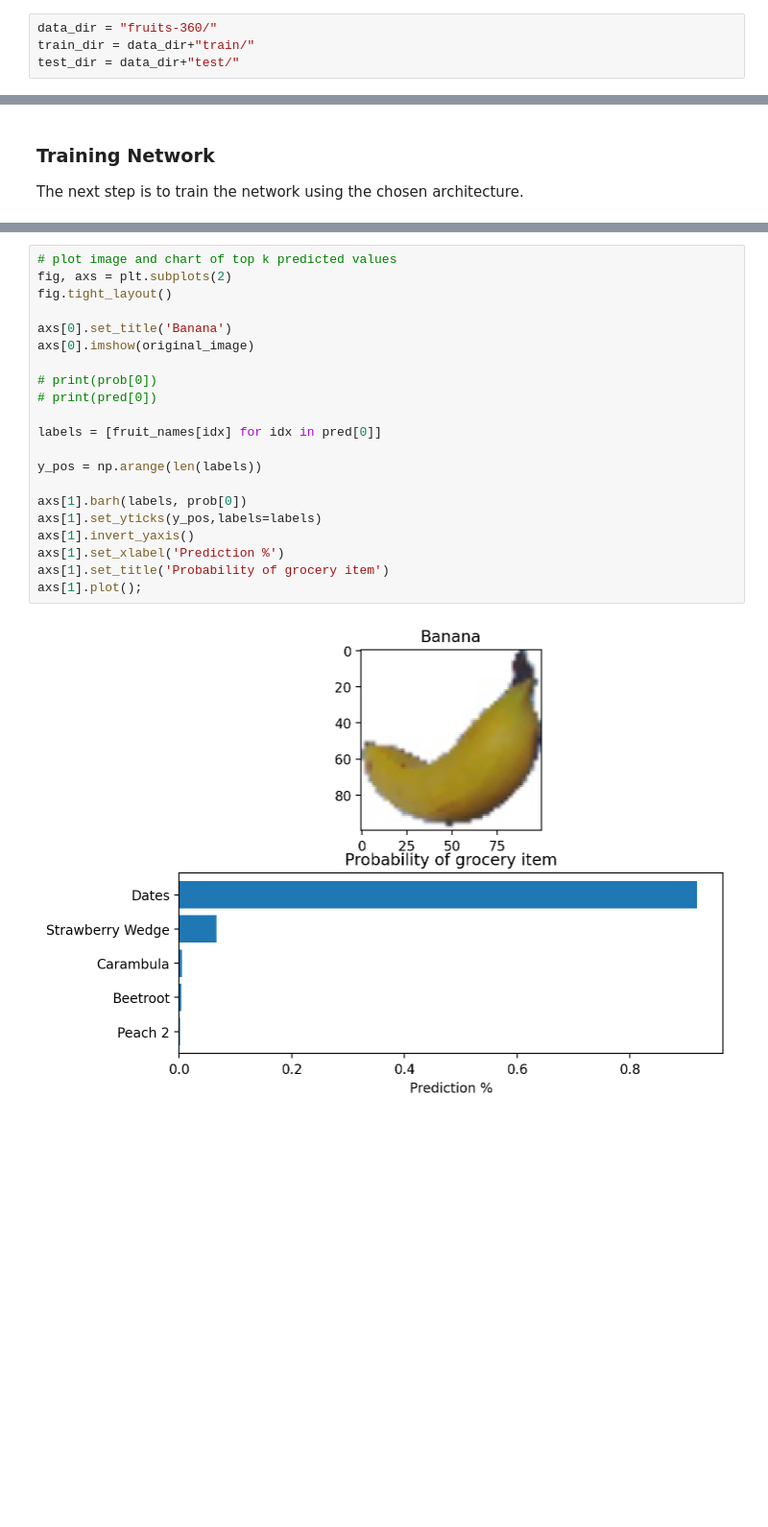
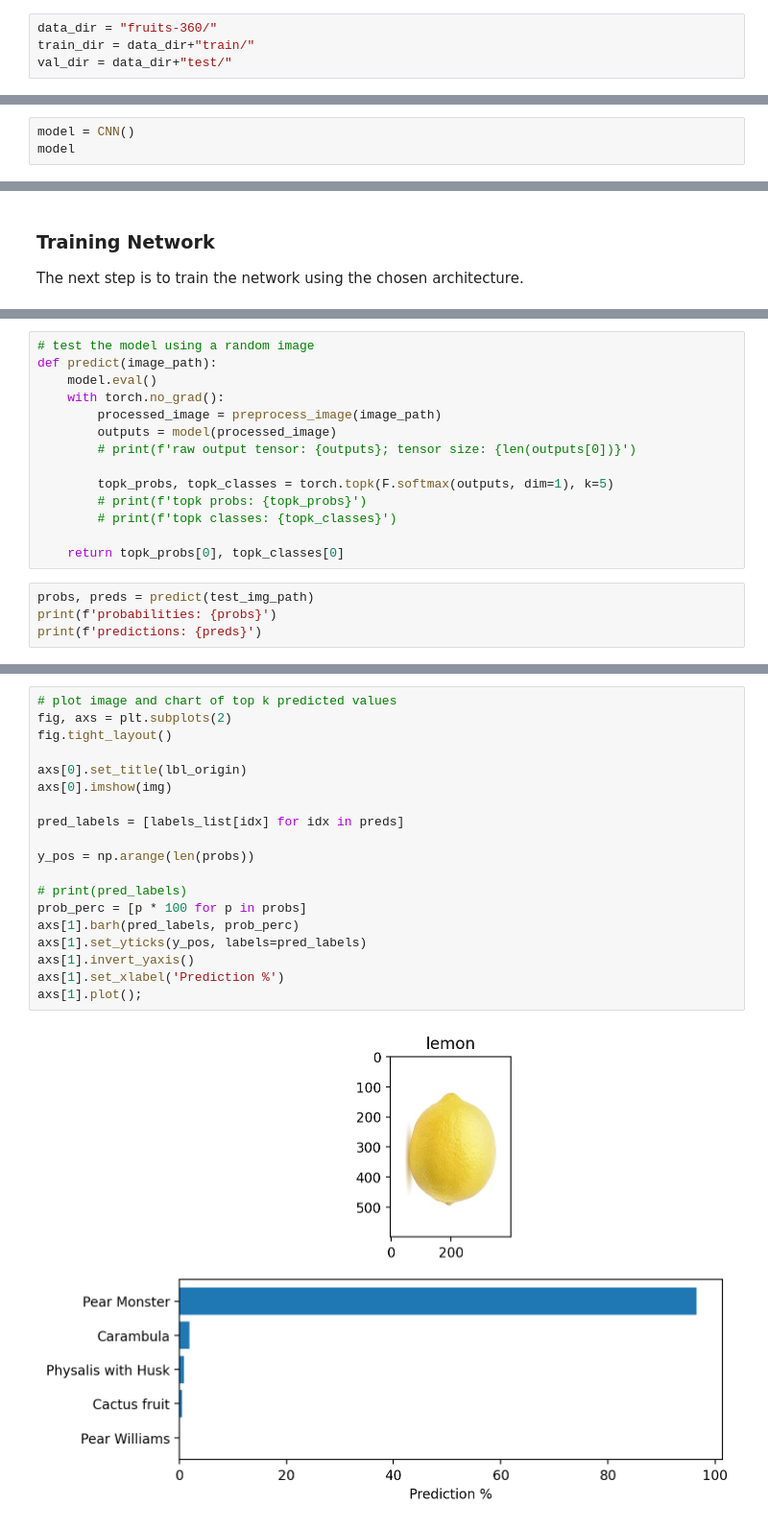
Before and after one commit to gmartinsnull/grocery-classifier, a Jupyter notebook: grocery classifier.ipynb, the cells around one changed output, grey strips where cells are left out. Shown at 96% size. Cells and saved outputs as stored; diff of their text form; blank space fills up the shorter version.

```diff
--- a/grocery classifier.ipynb
+++ b/grocery classifier.ipynb
@@ -32,6 +34,6 @@ In this section we'll be handling the dataset and creating datasets along with d
 # %%
 data_dir = "fruits-360/"
 train_dir = data_dir+"train/"
-test_dir = data_dir+"test/"
+val_dir = data_dir+"test/"
 # %%
 # creating a transform object for training
@@ -196,0 +172,3 @@ class Model(nn.Module):
+# %%
+model = CNN()
+model
@@ -295,0 +293,18 @@ print(pred)
+# %%
+# test the model using a random image
+def predict(image_path):
+    model.eval()
+    with torch.no_grad():
+        processed_image = preprocess_image(image_path)
+        outputs = model(processed_image)
+        # print(f'raw output tensor: {outputs}; tensor size: {len(outputs[0])}')
+
+        topk_probs, topk_classes = torch.topk(F.softmax(outputs, dim=1), k=5)
+        # print(f'topk probs: {topk_probs}')
+        # print(f'topk classes: {topk_classes}')
+
+    return topk_probs[0], topk_classes[0]
+# %%
+probs, preds = predict(test_img_path)
+print(f'probabilities: {probs}')
+print(f'predictions: {preds}')
@@ -296,23 +317,21 @@ print(pred)
 # %%
 # plot image and chart of top k predicted values
 fig, axs = plt.subplots(2)
 fig.tight_layout()
 
-axs[0].set_title('Banana')
-axs[0].imshow(original_image)
+axs[0].set_title(lbl_origin)
+axs[0].imshow(img)
 
-# print(prob[0])
-# print(pred[0])
+pred_labels = [labels_list[idx] for idx in preds]
 
-labels = [fruit_names[idx] for idx in pred[0]]
+y_pos = np.arange(len(probs))
 
-y_pos = np.arange(len(labels))
-
-axs[1].barh(labels, prob[0])
-axs[1].set_yticks(y_pos,labels=labels)
+# print(pred_labels)
+prob_perc = [p * 100 for p in probs]
+axs[1].barh(pred_labels, prob_perc)
+axs[1].set_yticks(y_pos, labels=pred_labels)
 axs[1].invert_yaxis()
 axs[1].set_xlabel('Prediction %')
-axs[1].set_title('Probability of grocery item')
 axs[1].plot();
 # %% [output]
-[figure, old version]
+[figure, new version]
```
Also changed, not shown: parts of 18 cells of this notebook.
